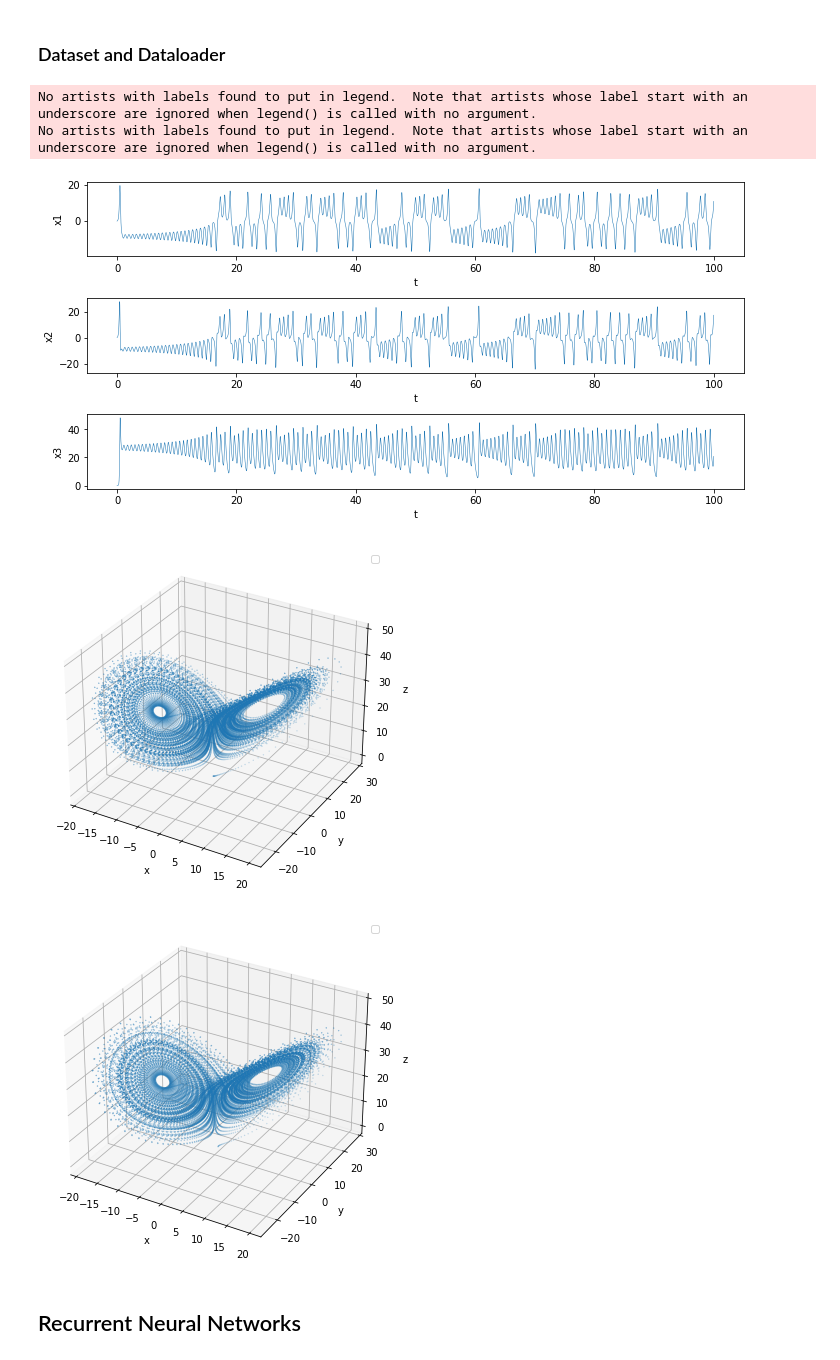
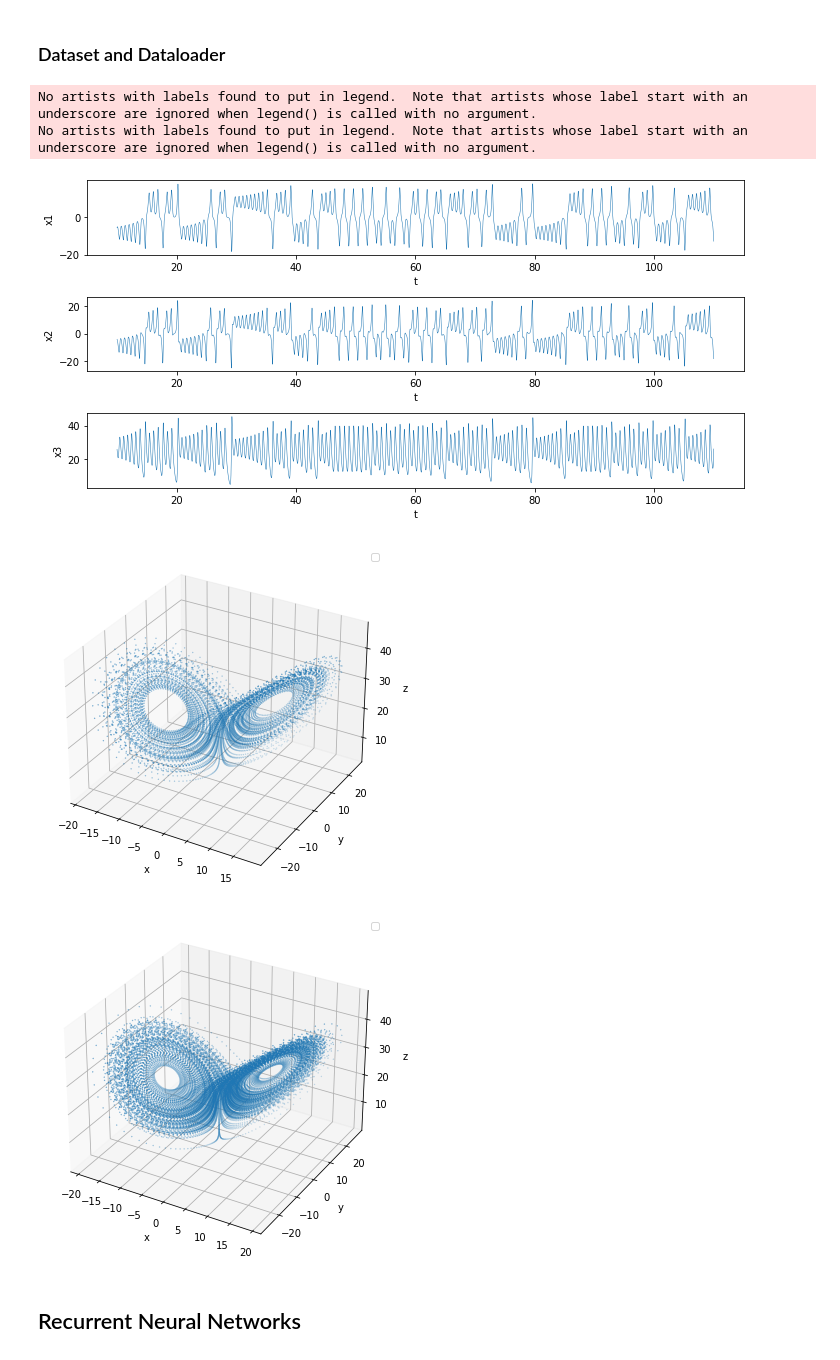
Before and after one commit to lupoalberto98/Physical-Informed-Dynamical-Systems, a Jupyter notebook: src/main.ipynb, the cells around one changed output. Cells and saved outputs as stored; diff of their text form; code cells hidden in the pictures.

```diff
--- a/src/main.ipynb
+++ b/src/main.ipynb
@@ -78,15 +81,15 @@ import sys
 # %%
 ### Parameters
 dt = 0.01
-train_steps = 20000
+train_steps = 100000
 val_steps = 20000
 test_steps = 20000
-seq_len = 101
+seq_len = 1000
 feedforward_steps = 1
 discard = 1000
-sigma = 1. # standard deviation
+sigma =  None # standard deviation
 include_time = False
-convolution = True
+convolution = False
 
 ### Systems
 ## Lorenz63
@@ -120,45 +123,45 @@ true_params = true_params_l63
 
 # Train dataset
 state0 = torch.rand(true_system.dim)
-train_states = DynSysDataset(state0, true_system, dt, train_steps, seq_len, discard=0, sigma=None, include_time=include_time, convolution=convolution)
+train_states = DynSysDataset(state0, true_system, dt, train_steps, seq_len, discard=discard, sigma=sigma, include_time=include_time, convolution=convolution)
 t_train = train_states.time
 train_dataset = train_states.dataset
 
 # Validtion dataset
 state0 = torch.rand(true_system.dim)
-val_states =  DynSysDataset(state0, true_system, dt, val_steps, seq_len, discard=0, sigma=None, include_time=include_time, convolution=convolution)
+val_states =  DynSysDataset(state0, true_system, dt, val_steps, seq_len, discard=discard, sigma=sigma, include_time=include_time, convolution=convolution)
 t_val = val_states.time
 val_dataset = val_states.dataset
 
 # Test dataset
 state0 = torch.rand(true_system.dim)
-test_states =  DynSysDataset(state0, true_system, dt, test_steps, seq_len, discard=0, sigma=None, include_time=include_time, convolution=convolution)
+test_states =  DynSysDataset(state0, true_system, dt, test_steps, seq_len, discard=discard, sigma=sigma, include_time=include_time, convolution=convolution)
 t_test = test_states.time
 test_dataset = test_states.dataset
 
 ### Dataloader
 batch_size = 20
 train_dataloader = DataLoader(train_states, batch_size=batch_size, num_workers=0, shuffle=True)
 val_dataloader = DataLoader(val_states, batch_size=batch_size,num_workers=0, shuffle=False)
 
 
 ### Plot dataset
 # Train dataset
 #rk4 = RK4(dt, true_system)
 #eul = Eul(dt, true_system)
 #train_dataset = eul(train_dataset)
 name_dyn_data = "images/dynamics_"+true_system.__class__.__name__+".png"
 name_train_attractor = "images/attractor_"+true_system.__class__.__name__+".png"
 name_test_attractor = "images/attractor_test_"+true_system.__class__.__name__+".png"
 train_dynamics = plot_trajectory(train_dataset, time=t_train, n_var=3, labels=["x","y","z"], filename = name_dyn_data, prediction_steps=10000)
 train_attractor = plot_3Dtrajectory(train_dataset, filename = name_train_attractor)
 test_attractor = plot_3Dtrajectory(test_dataset, filename = name_test_attractor)
 # %% [output]
 No artists with labels found to put in legend.  Note that artists whose label start with an underscore are ignored when legend() is called with no argument.
 No artists with labels found to put in legend.  Note that artists whose label start with an underscore are ignored when legend() is called with no argument.
-[figure, old version]
+[figure, new version]
-[figure, old version]
+[figure, new version]
-[figure, old version]
+[figure, new version]
 # %% [markdown]
 ## Recurrent Neural Networks
 # %% [markdown]
```
Also changed, not shown: parts of 34 cells of this notebook, 8 other files.
